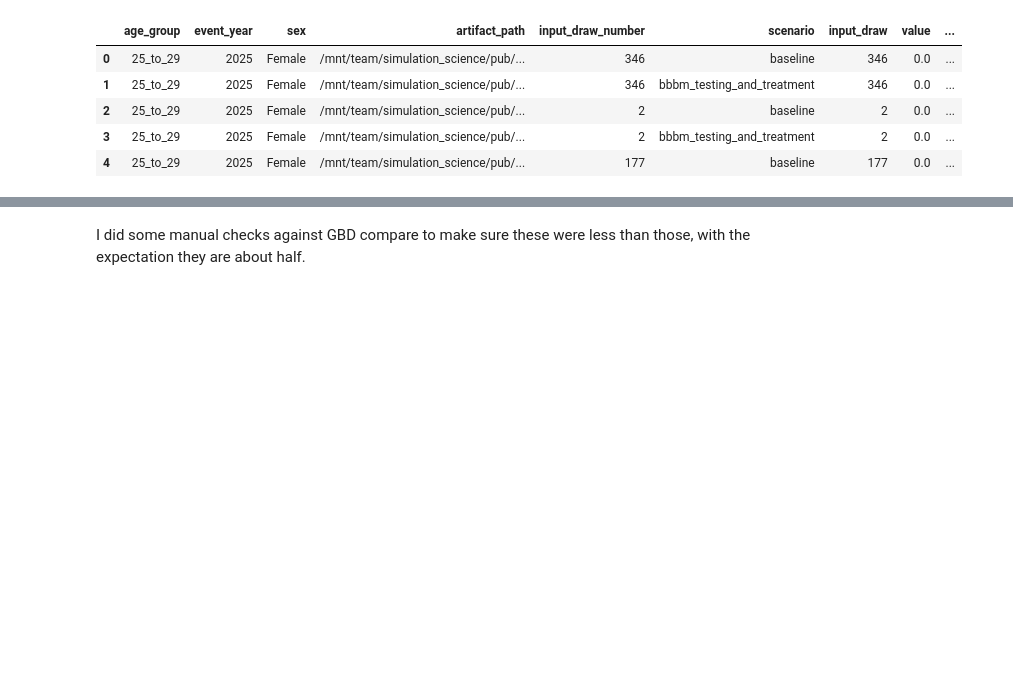
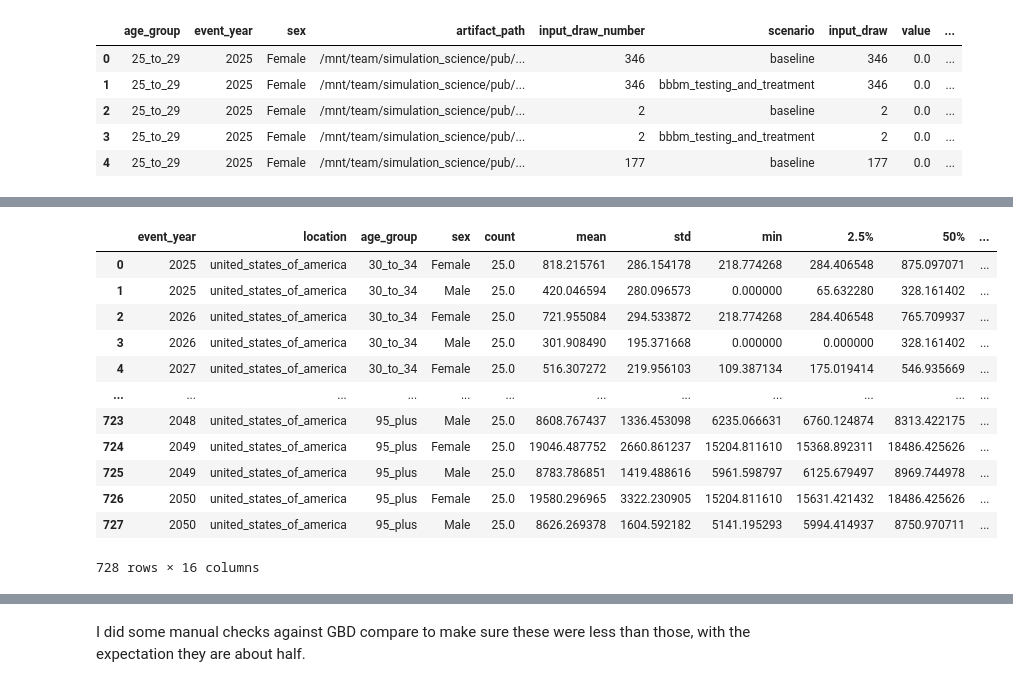
Before and after one commit to ihmeuw/vivarium_research_alzheimers, a Jupyter notebook: verification_and_validation/2025_10_24_model7.2_vv.ipynb, the cells around one changed output, grey strips where cells are left out. Drawn from its saved outputs; the diff is of its cells as text; code cells hidden in the pictures; blank space fills up the shorter version.

```diff
--- a/verification_and_validation/2025_10_24_model7.2_vv.ipynb
+++ b/verification_and_validation/2025_10_24_model7.2_vv.ipynb
@@ -638,7 +702,21 @@ def summarize(df):
 new_sims_summary = summarize(new_sims_with_scale)
 # %%
 new_ad_dementia_summary = summarize(new_ad_dementia)
-#new_ad_dementia_summary
+new_ad_dementia_summary
+# %% [output]
+|  | event_year | location | age_group | sex | count | mean | std | min | 2.5% | 50% | ... |
+| 0 | 2025 | united_states_of_america | 30_to_34 | Female | 25.0 | 818.215761 | 286.154178 | 218.774268 | 284.406548 | 875.097071 | ... |
+| 1 | 2025 | united_states_of_america | 30_to_34 | Male | 25.0 | 420.046594 | 280.096573 | 0.000000 | 65.632280 | 328.161402 | ... |
+| 2 | 2026 | united_states_of_america | 30_to_34 | Female | 25.0 | 721.955084 | 294.533872 | 218.774268 | 284.406548 | 765.709937 | ... |
+| 3 | 2026 | united_states_of_america | 30_to_34 | Male | 25.0 | 301.908490 | 195.371668 | 0.000000 | 0.000000 | 328.161402 | ... |
+| 4 | 2027 | united_states_of_america | 30_to_34 | Female | 25.0 | 516.307272 | 219.956103 | 109.387134 | 175.019414 | 546.935669 | ... |
+| ... | ... | ... | ... | ... | ... | ... | ... | ... | ... | ... | ... |
+| 723 | 2048 | united_states_of_america | 95_plus | Male | 25.0 | 8608.767437 | 1336.453098 | 6235.066631 | 6760.124874 | 8313.422175 | ... |
+| 724 | 2049 | united_states_of_america | 95_plus | Female | 25.0 | 19046.487752 | 2660.861237 | 15204.811610 | 15368.892311 | 18486.425626 | ... |
+| 725 | 2049 | united_states_of_america | 95_plus | Male | 25.0 | 8783.786851 | 1419.488616 | 5961.598797 | 6125.679497 | 8969.744978 | ... |
+| 726 | 2050 | united_states_of_america | 95_plus | Female | 25.0 | 19580.296965 | 3322.230905 | 15204.811610 | 15631.421432 | 18486.425626 | ... |
+| 727 | 2050 | united_states_of_america | 95_plus | Male | 25.0 | 8626.269378 | 1604.592182 | 5141.195293 | 5994.414937 | 8750.970711 | ... |
+728 rows × 16 columns
 # %%
 for location in new_sims_with_scale.location.unique():
     for sex in new_sims_with_scale.sex.unique():
```
Also changed, not shown: parts of 11 cells of this notebook.
